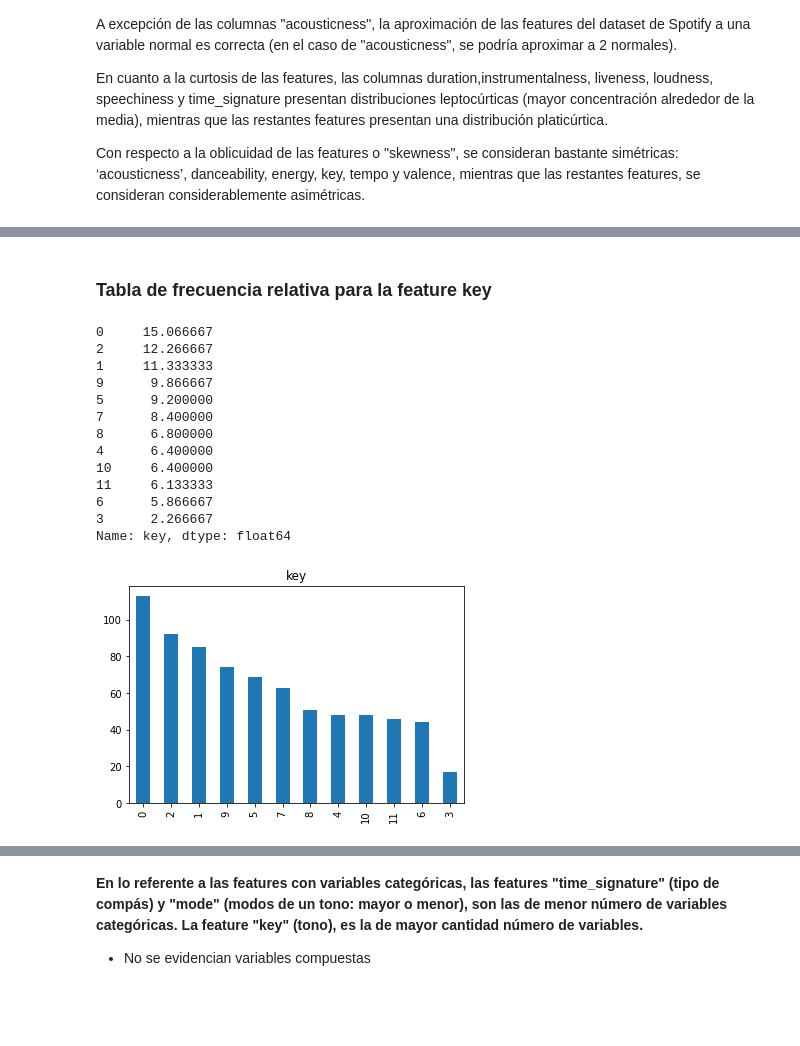
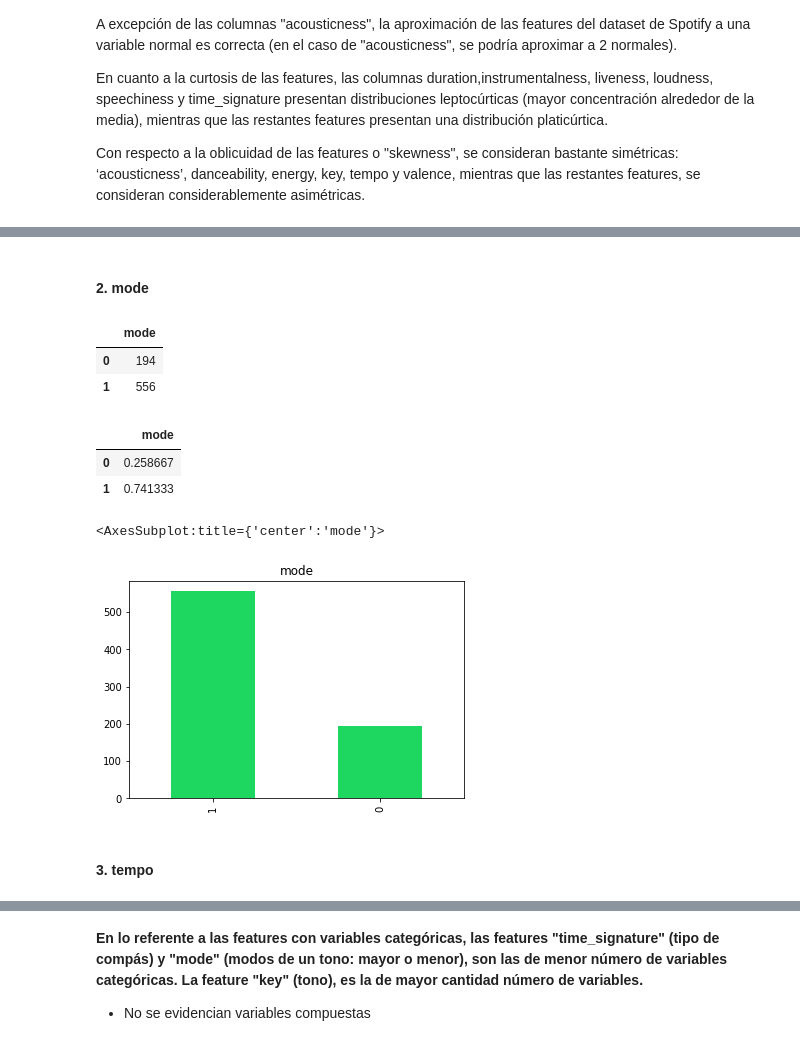
Before and after one commit to ldidone/analisis_de_datos_CEIA_TP, a Jupyter notebook: Análisis_de_Datos_Spotify.ipynb, the cells around one changed output, grey strips where cells are left out. Cells and saved outputs as stored; diff of their text form; code cells hidden in the pictures; blank space fills up the shorter version.

```diff
--- a/Análisis_de_Datos_Spotify.ipynb
+++ b/Análisis_de_Datos_Spotify.ipynb
@@ -12,6 +12,10 @@ import pandas as pd
 import numpy as np
 import matplotlib.pyplot as plt
 import seaborn as sns
+# %%
+# Set color palette
+color = ['#1ED760', '#FAF5F5']
+sns.set_palette(sns.color_palette(color))
 # %%
 # Load dataset from GitHub repository
 df = pd.read_csv('https://raw.githubusercontent.com/ldidone/analisis_de_datos_CEIA_TP/main/data/data_playlist.csv')
@@ -301,22 +342,23 @@ Name: key, dtype: int64
-# %% [markdown]
-### Tabla de frecuencia relativa para la feature key
-# %%
-100*df['key'].value_counts() / len(df['key'])
-# %% [output]
-0     15.066667
-2     12.266667
-1     11.333333
-9      9.866667
-5      9.200000
-7      8.400000
-8      6.800000
-4      6.400000
-10     6.400000
-11     6.133333
-6      5.866667
-3      2.266667
-Name: key, dtype: float64
+# %% [markdown]
+#### 2. mode
+# %%
+# Cantidad de elementos de cada categoría
+pd.value_counts(df['mode']).sort_values(ignore_index=True).to_frame()
+# %% [output]
+|  | mode |
+| 0 | 194 |
+| 1 | 556 |
+# %%
+# Cantidad de elementos de cada categoría
+pd.value_counts(df['mode'], normalize=True).sort_values(ignore_index=True).to_frame()
+# %% [output]
+|  | mode |
+| 0 | 0.258667 |
+| 1 | 0.741333 |
 # %%
-plot = df['key'].value_counts().plot(kind='bar', title='key')
+pd.value_counts(df['mode']).plot.bar(title='mode')
 # %% [output]
+<AxesSubplot:title={'center':'mode'}>
-[figure, old version]
+[figure, new version]
+# %% [markdown]
+#### 3. tempo
```
Also changed, not shown: parts of 60 cells of this notebook, 1 other file.
